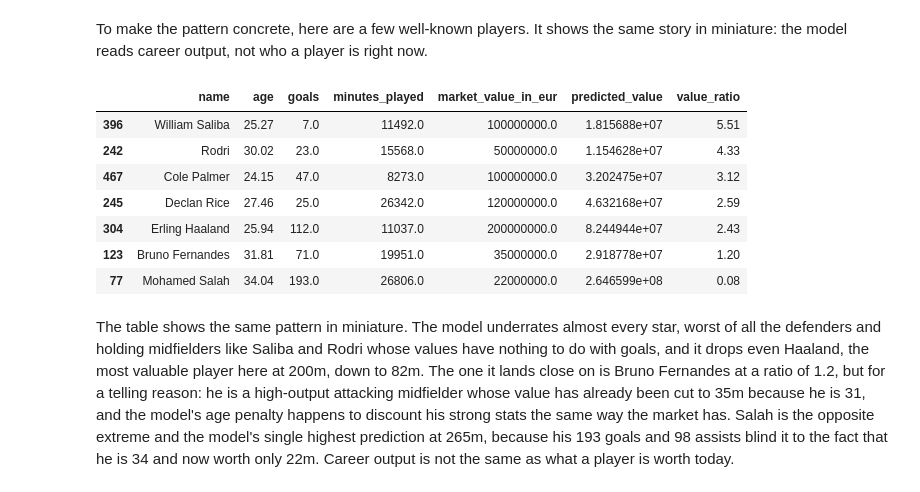
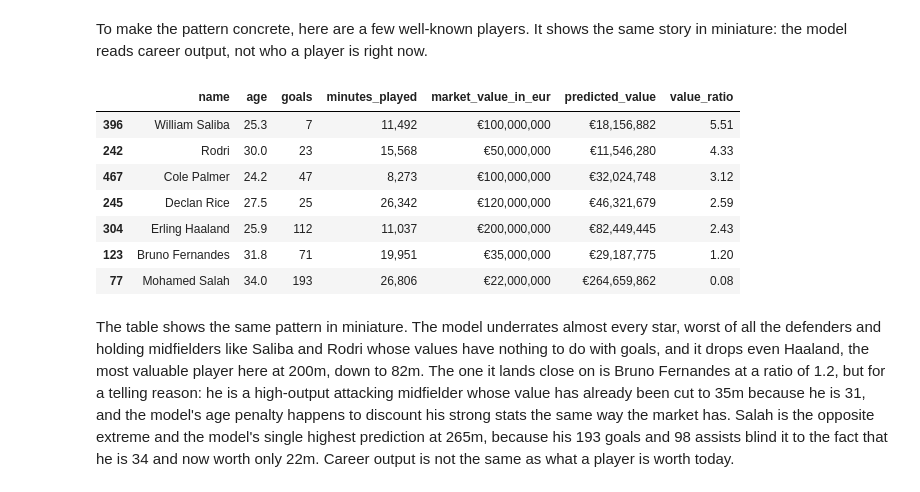
Before and after one commit to konstantinosioan/pl-transfer-value-predictor, a Jupyter notebook: notebook.ipynb, the cells around one changed output. Saved outputs shown, nothing was run; the diff lists cells and outputs as text; code cells hidden in the pictures.

```diff
--- a/notebook.ipynb
+++ b/notebook.ipynb
@@ -387,25 +443,34 @@ To make the pattern concrete, here are a few well-known players. It shows the sa
 # %%
 spotlight = [
     "Erling Haaland",
     "Mohamed Salah",
     "Bruno Fernandes",
     "Cole Palmer",
     "Rodri",
     "Declan Rice",
     "William Saliba",
 ]
 model_df[model_df["name"].isin(spotlight)].sort_values("value_ratio", ascending=False)[
     show
-].round(2)
+].style.format(
+    {
+        "age": "{:.1f}",
+        "goals": "{:.0f}",
+        "minutes_played": "{:,.0f}",
+        TARGET: "€{:,.0f}",
+        "predicted_value": "€{:,.0f}",
+        "value_ratio": "{:.2f}",
+    }
+)
 # %% [output]
 |  | name | age | goals | minutes_played | market_value_in_eur | predicted_value | value_ratio |
-| 396 | William Saliba | 25.27 | 7.0 | 11492.0 | 100000000.0 | 1.815688e+07 | 5.51 |
-| 242 | Rodri | 30.02 | 23.0 | 15568.0 | 50000000.0 | 1.154628e+07 | 4.33 |
-| 467 | Cole Palmer | 24.15 | 47.0 | 8273.0 | 100000000.0 | 3.202475e+07 | 3.12 |
-| 245 | Declan Rice | 27.46 | 25.0 | 26342.0 | 120000000.0 | 4.632168e+07 | 2.59 |
-| 304 | Erling Haaland | 25.94 | 112.0 | 11037.0 | 200000000.0 | 8.244944e+07 | 2.43 |
-| 123 | Bruno Fernandes | 31.81 | 71.0 | 19951.0 | 35000000.0 | 2.918778e+07 | 1.20 |
-| 77 | Mohamed Salah | 34.04 | 193.0 | 26806.0 | 22000000.0 | 2.646599e+08 | 0.08 |
+| 396 | William Saliba | 25.3 | 7 | 11,492 | €100,000,000 | €18,156,882 | 5.51 |
+| 242 | Rodri | 30.0 | 23 | 15,568 | €50,000,000 | €11,546,280 | 4.33 |
+| 467 | Cole Palmer | 24.2 | 47 | 8,273 | €100,000,000 | €32,024,748 | 3.12 |
+| 245 | Declan Rice | 27.5 | 25 | 26,342 | €120,000,000 | €46,321,679 | 2.59 |
+| 304 | Erling Haaland | 25.9 | 112 | 11,037 | €200,000,000 | €82,449,445 | 2.43 |
+| 123 | Bruno Fernandes | 31.8 | 71 | 19,951 | €35,000,000 | €29,187,775 | 1.20 |
+| 77 | Mohamed Salah | 34.0 | 193 | 26,806 | €22,000,000 | €264,659,862 | 0.08 |
 # %% [markdown]
 The table shows the same pattern in miniature. The model underrates almost every star, worst of all the defenders and holding midfielders like Saliba and Rodri whose values have nothing to do with goals, and it drops even Haaland, the most valuable player here at 200m, down to 82m. The one it lands close on is Bruno Fernandes at a ratio of 1.2, but for a telling reason: he is a high-output attacking midfielder whose value has already been cut to 35m because he is 31, and the model's age penalty happens to discount his strong stats the same way the market has. Salah is the opposite extreme and the model's single highest prediction at 265m, because his 193 goals and 98 assists blind it to the fact that he is 34 and now worth only 22m. Career output is not the same as what a player is worth today.
 # %% [markdown]
```
Also changed, not shown: parts of 12 cells of this notebook, 1 other file.
